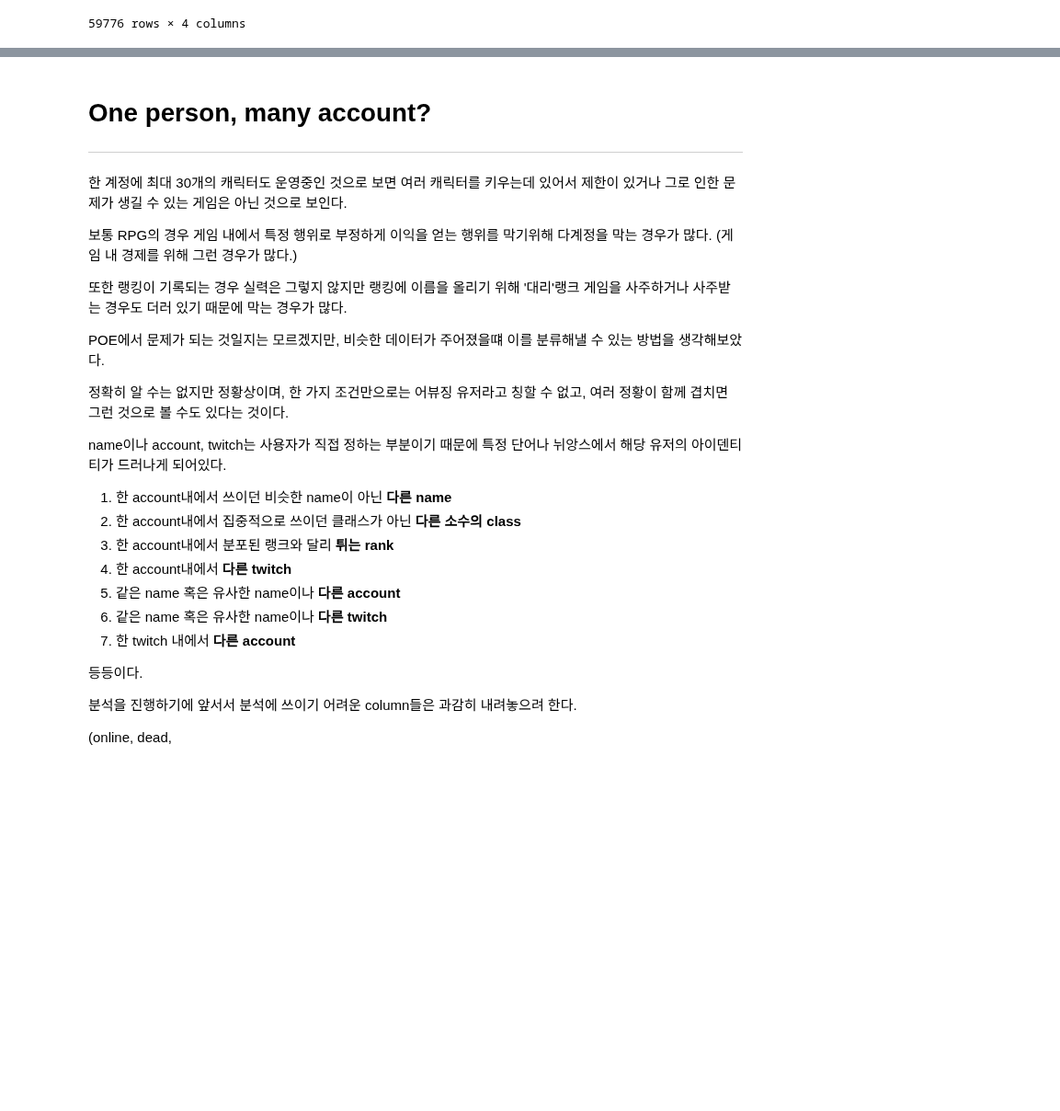
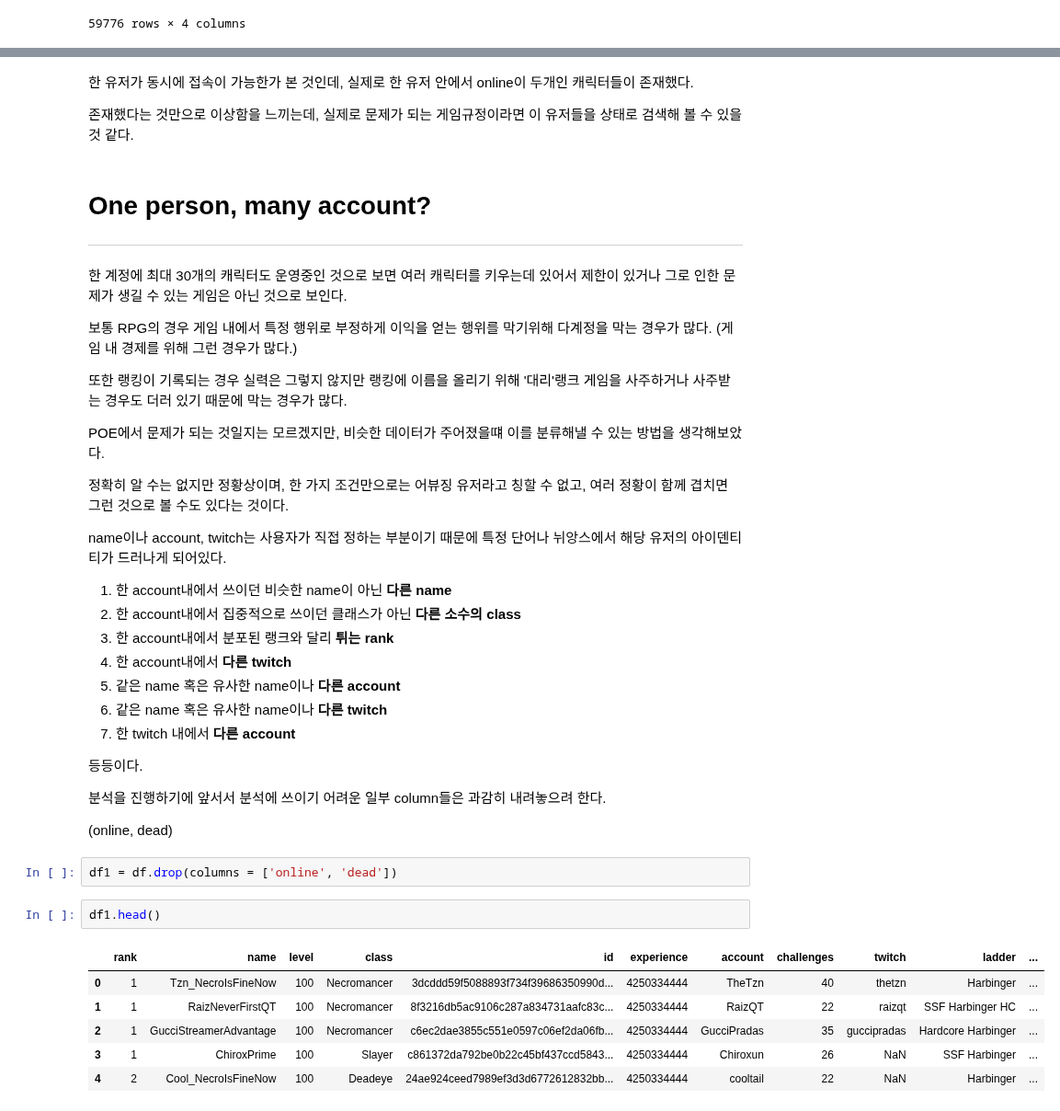
Before and after one commit to Angela-Park-JE/TIL_ver1, a Jupyter notebook: ToyPJT-POE_user/EDA_poe_stats_5_user.ipynb, the cells around one changed output, grey strips where cells are left out. Shown at 92% size. Drawn from its saved outputs; the diff is of its cells as text; blank space fills up the shorter version.

```diff
--- a/ToyPJT-POE_user/EDA_poe_stats_5_user.ipynb
+++ b/ToyPJT-POE_user/EDA_poe_stats_5_user.ipynb
@@ -521,3 +551,7 @@ coinonline['online']
+# %% [markdown]
+한 유저가 동시에 접속이 가능한가 본 것인데, 실제로 한 유저 안에서 online이 두개인 캐릭터들이 존재했다.
+
+존재했다는 것만으로 이상함을 느끼는데, 실제로 문제가 되는 게임규정이라면 이 유저들을 상태로 검색해 볼 수 있을 것 같다.
 # %% [markdown]
 # One person, many account?
 ---
@@ -545,6 +579,17 @@ name이나 account, twitch는 사용자가 직접 정하는 부분이기 때문
 
 등등이다.
 
-분석을 진행하기에 앞서서 분석에 쓰이기 어려운 column들은 과감히 내려놓으려 한다.
+분석을 진행하기에 앞서서 분석에 쓰이기 어려운 일부 column들은 과감히 내려놓으려 한다.
 
-(online, dead,
+(online, dead)
+# %%
+df1 = df.drop(columns = ['online', 'dead'])
+# %%
+df1.head()
+# %% [output]
+|  | rank | name | level | class | id | experience | account | challenges | twitch | ladder | ... |
+| 0 | 1 | Tzn_NecroIsFineNow | 100 | Necromancer | 3dcddd59f5088893f734f39686350990d... | 4250334444 | TheTzn | 40 | thetzn | Harbinger | ... |
+| 1 | 1 | RaizNeverFirstQT | 100 | Necromancer | 8f3216db5ac9106c287a834731aafc83c... | 4250334444 | RaizQT | 22 | raizqt | SSF Harbinger HC | ... |
+| 2 | 1 | GucciStreamerAdvantage | 100 | Necromancer | c6ec2dae3855c551e0597c06ef2da06fb... | 4250334444 | GucciPradas | 35 | guccipradas | Hardcore Harbinger | ... |
+| 3 | 1 | ChiroxPrime | 100 | Slayer | c861372da792be0b22c45bf437ccd5843... | 4250334444 | Chiroxun | 26 | NaN | SSF Harbinger | ... |
+| 4 | 2 | Cool_NecroIsFineNow | 100 | Deadeye | 24ae924ceed7989ef3d3d6772612832bb... | 4250334444 | cooltail | 22 | NaN | Harbinger | ... |
```
Also changed, not shown: parts of 12 cells of this notebook.
